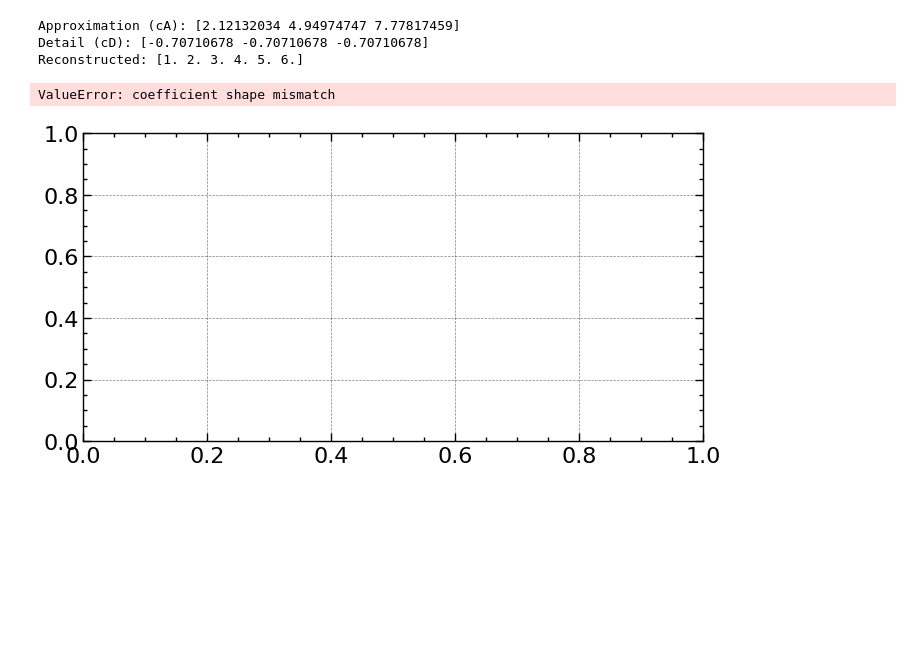
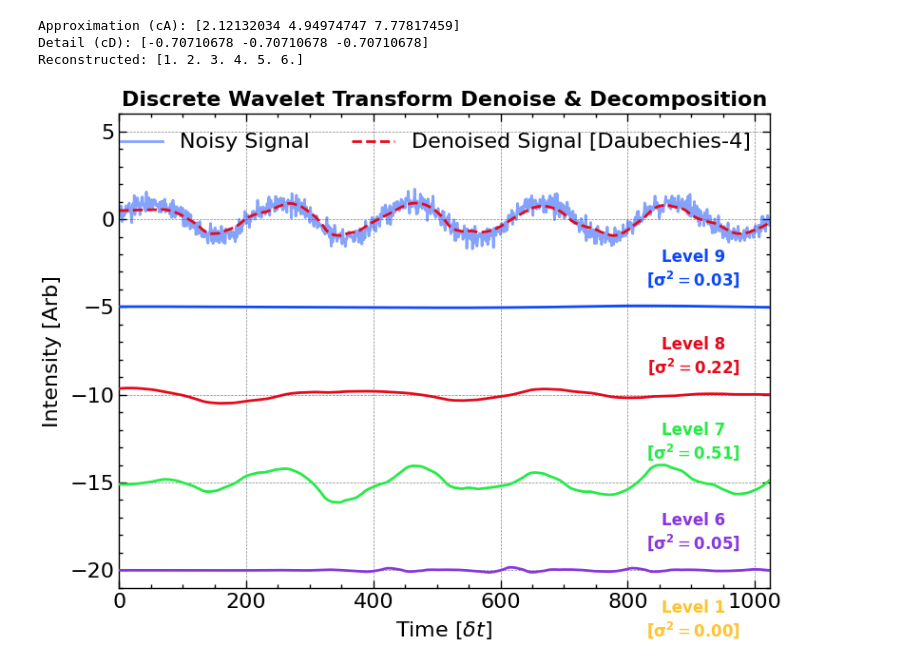
Before and after one commit to jiutongzhao/Time-Series-Data-Analysis, a Jupyter notebook: chap7.ipynb, the cells around one changed output. Saved outputs shown, nothing was run; the diff lists cells and outputs as text; code cells hidden in the pictures; blank space fills up the shorter version.

```diff
--- a/chap7.ipynb
+++ b/chap7.ipynb
@@ -288,36 +297,74 @@ Reconstructed: [1. 2. 3. 4. 5. 6.]
 # %%
 # Generate synthetic noisy sinusoidal signal
 np.random.seed(0)
 N = 2 ** 10
 t = np.linspace(0, 1, N)
 sig_clean = np.sin(2 * np.pi * 5 * t)
 sig_nosiy = sig_clean + np.random.normal(0, 0.3, size=N)
 
+level = 9
+
 # Wavelet decomposition
-wavelet = 'db6'
-coeffs = pywt.wavedec(sig_nosiy, wavelet)
-cA, cDs = coeffs[0], coeffs[1:]
+wavelet = 'db4'
+cA, *cDs = pywt.wavedec(sig_nosiy, wavelet, level = level)
+# cA, cDs = coeffs[0], coeffs[1:]
 
 # Threshold calculation
 sigma = np.median(np.abs(cDs[-1])) / 0.6745
 threshold = sigma * np.sqrt(2 * np.log(N))
 
 # Soft thresholding
-denoised_details = [pywt.threshold(d, threshold, mode='soft') for d in cDs]
+cDs_denoised = [pywt.threshold(d, threshold, mode='soft') for d in cDs]
 
 # Reconstruction
-denoised_signal = pywt.waverec([cA] + denoised_details, wavelet)
+sig_denoised = pywt.waverec([cA] + cDs_denoised, wavelet)
+
+# coeffs  = pywt.wavedec(sig_nosiy, wavelet, mode='periodization', level=level)
+# cA_L, *cDs = coeffs        # cDs = [D_L, D_{L-1}, …, D_1]
+
+# -------- 2. 逐层重构到原长度 N --------
+N      = len(sig_nosiy)
+reconA = pywt.upcoef('a', cA, wavelet, level=level, take=N)
+reconDs = np.array([pywt.upcoef('d', cD, wavelet, level=lev, take=N)
+           for lev, cD in zip(range(level, 0, -1), cDs_denoised)])
+
+reconDs_std = np.std(reconDs, axis=1)
 
 plt.close()
-plt.figure(figsize = figsize_short)
+plt.figure(figsize = figsize_normal)
 ax1 = plt.subplot()
+
+offset = 0.0
+idx = 0
+for i in range(len(reconDs)):
+    if reconDs_std[i] > 0.0:
+        offset -= 5
+        ax1.plot(offset + reconDs[i], color = f"C{idx}", linestyle = '-', zorder = 10 - i)
+        ax1.text(
+            N - 120,
+            offset + 1 + reconDs[i][-1],
+            f'Level {level - i}\n' + r'[$\mathbf{\sigma^2}=$' + f'{reconDs_std[i]:.2f}]',
+            fontsize=12,
+            color=f"C{idx}",
+            ha='center',
+            va='bottom',
+            weight='bold'
+        )
+        idx += 1
+
+ax1.set_ylim(-21, 6)
 ax1.plot(sig_nosiy, label='Noisy Signal', alpha=0.5)
-ax1.legend()
-ax1.plot(denoised_signal, label='Denoised Signal', color='C1')
+ax1.plot(sig_denoised, label='Denoised Signal [Daubechies-4]', color='C1')
+ax1.legend(loc='upper right', frameon=False, ncol = 2)
+
 ax1.set_ylabel('Intensity [Arb]')
 ax1.set_xlabel('Time [$\delta t$]')
+plt.autoscale(axis='x', tight=True)
+ax1.set_title('Discrete Wavelet Transform Denoise & Decomposition', **title_font)
 plt.tight_layout()
+
+plt.savefig(save_path + 'figure_dwt_denoise.png',bbox_inches='tight',dpi=300)
+
 plt.show()
 # %% [output]
-ValueError: coefficient shape mismatch
-[figure, old version]
+[figure, new version]
```
Also changed, not shown: parts of 9 cells of this notebook, 8 other files.
